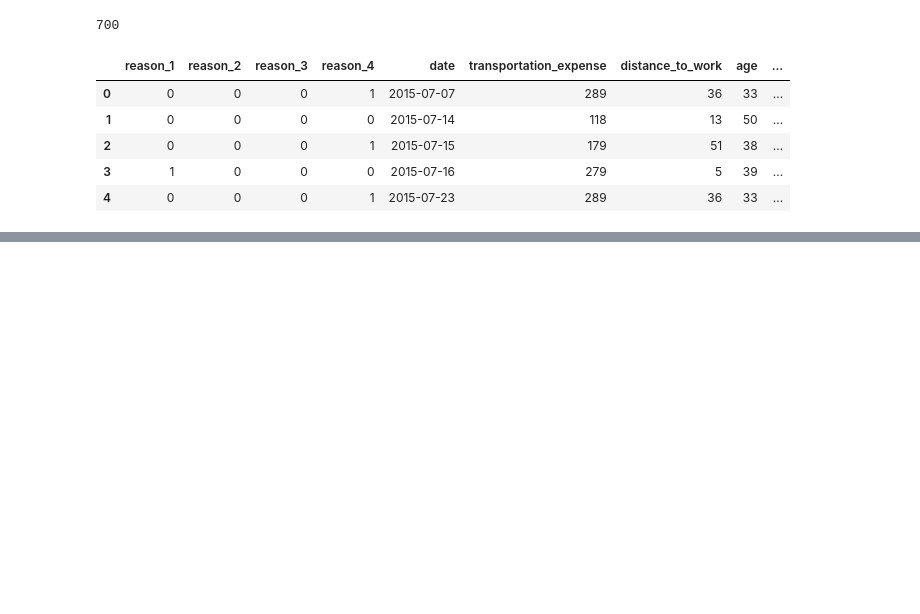
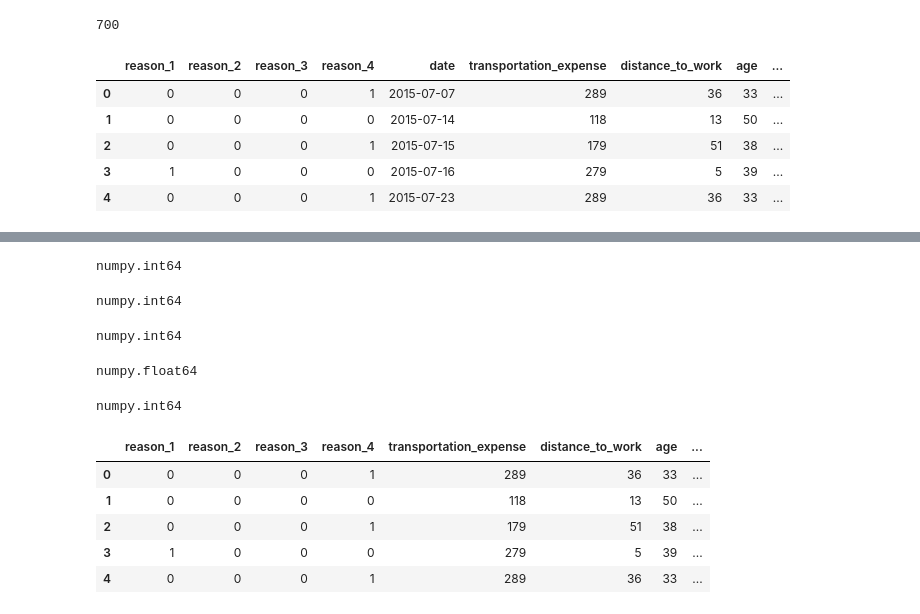
Before and after one commit to PichSereyVathanak/absenteeism_Analysis, a Jupyter notebook: notebook/1_data_preprocessing.ipynb, the cells around one changed output, grey strips where cells are left out. Cells and saved outputs as stored; diff of their text form; code cells hidden in the pictures; blank space fills up the shorter version.

```diff
--- a/notebook/1_data_preprocessing.ipynb
+++ b/notebook/1_data_preprocessing.ipynb
@@ -446,0 +496,8 @@ df_reason_mod.head()
+# %%
+#map the 2-4 into one
+df_reason_mod['education'] = df_reason_mod['education'].map({
+    1:0,
+    2:1,
+    3:1,
+    4:1
+})
@@ -446,0 +515,30 @@ df_reason_mod.head()
+# %%
+type(df_reason_mod['transportation_expense'][0])
+# %% [output]
+numpy.int64
+# %%
+type(df_reason_mod['distance_to_work'][0])
+# %% [output]
+numpy.int64
+# %%
+type(df_reason_mod['age'][0])
+# %% [output]
+numpy.int64
+# %%
+type(df_reason_mod['daily_work_load_average'][0])
+# %% [output]
+numpy.float64
+# %%
+type(df_reason_mod['body_mass_index'][0])
+# %% [output]
+numpy.int64
+# %%
+df_preprocessed = df_reason_mod.copy()
+df_preprocessed.head()
+# %% [output]
+|  | reason_1 | reason_2 | reason_3 | reason_4 | transportation_expense | distance_to_work | age | ... |
+| 0 | 0 | 0 | 0 | 1 | 289 | 36 | 33 | ... |
+| 1 | 0 | 0 | 0 | 0 | 118 | 13 | 50 | ... |
+| 2 | 0 | 0 | 0 | 1 | 179 | 51 | 38 | ... |
+| 3 | 1 | 0 | 0 | 0 | 279 | 5 | 39 | ... |
+| 4 | 0 | 0 | 0 | 1 | 289 | 36 | 33 | ... |
```
Also changed, not shown: parts of 12 cells of this notebook, 6 other files.
